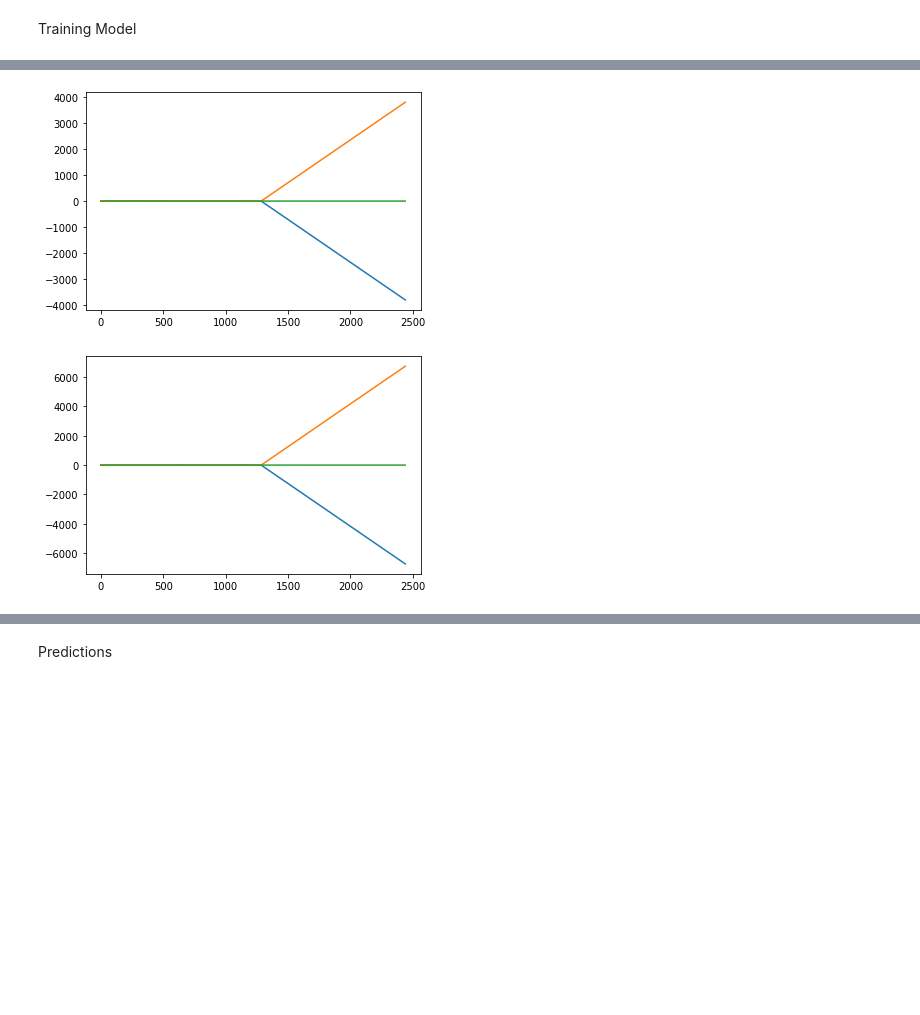
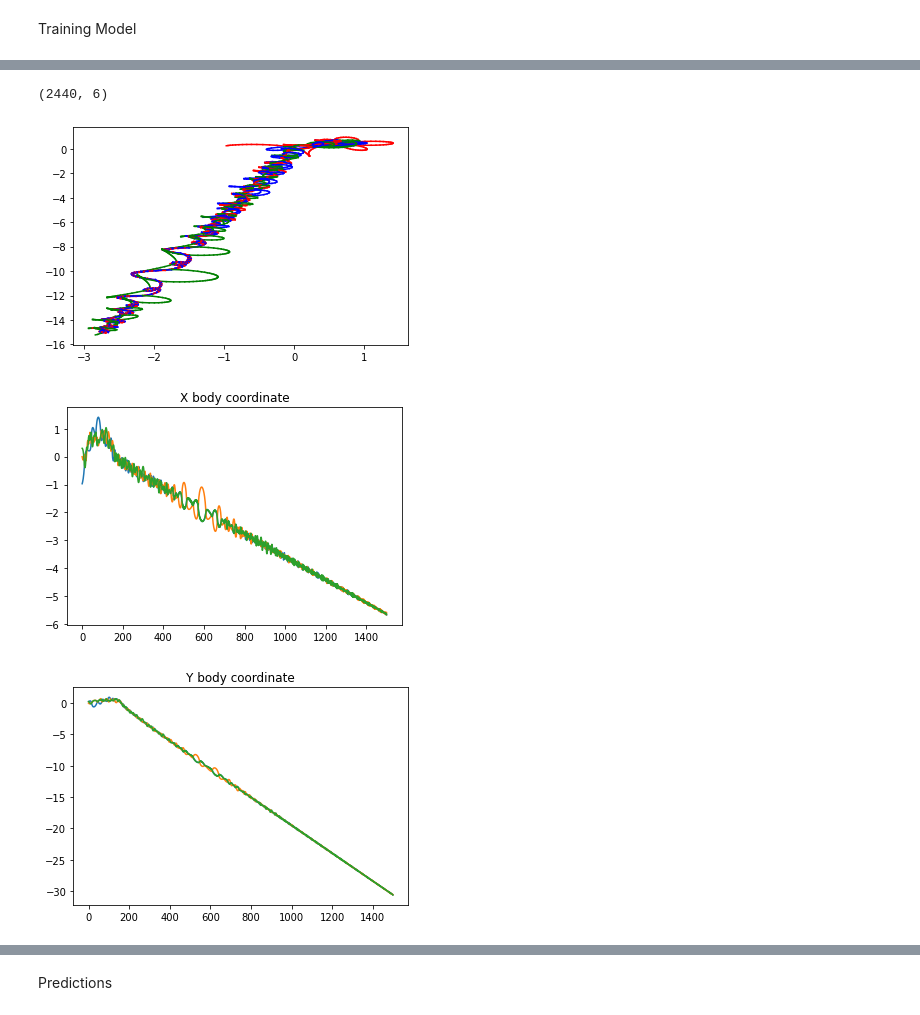
Before and after one commit to tuphr2234/ChaosPrediction, a Jupyter notebook: ThreeBodySimulation_(3).ipynb, the cells around one changed output, grey strips where cells are left out. Cells and saved outputs as stored; diff of their text form; code cells hidden in the pictures; blank space fills up the shorter version.

```diff
--- a/ThreeBodySimulation_(3).ipynb
+++ b/ThreeBodySimulation_(3).ipynb
@@ -332,5 +312,0 @@ drawSimulation(simulation1[0:1250])
-# %%
-showBodiesMovmentInGraph(numpyToPandas(simulation1,numOfBodies))
-# %% [output]
-[figure, removed]
-[figure, removed]
@@ -339,2 +315,15 @@ simulation1 = loadSimulation(pd.read_csv('/content/N-Body Simulation.csv'))
+# %%
+simulation1.shape
+# %% [output]
+(2440, 6)
 # %%
 numOfBodies = simulation1.shape[1] // 2
+# %%
+drawSimulation(simulation1[0:800])
+# %% [output]
+[figure, added]
+# %%
+showBodiesMovmentInGraph(numpyToPandas(simulation1[:1500],numOfBodies))
+# %% [output]
+[figure, added]
+[figure, added]
```
Also changed, not shown: parts of 24 cells of this notebook.
